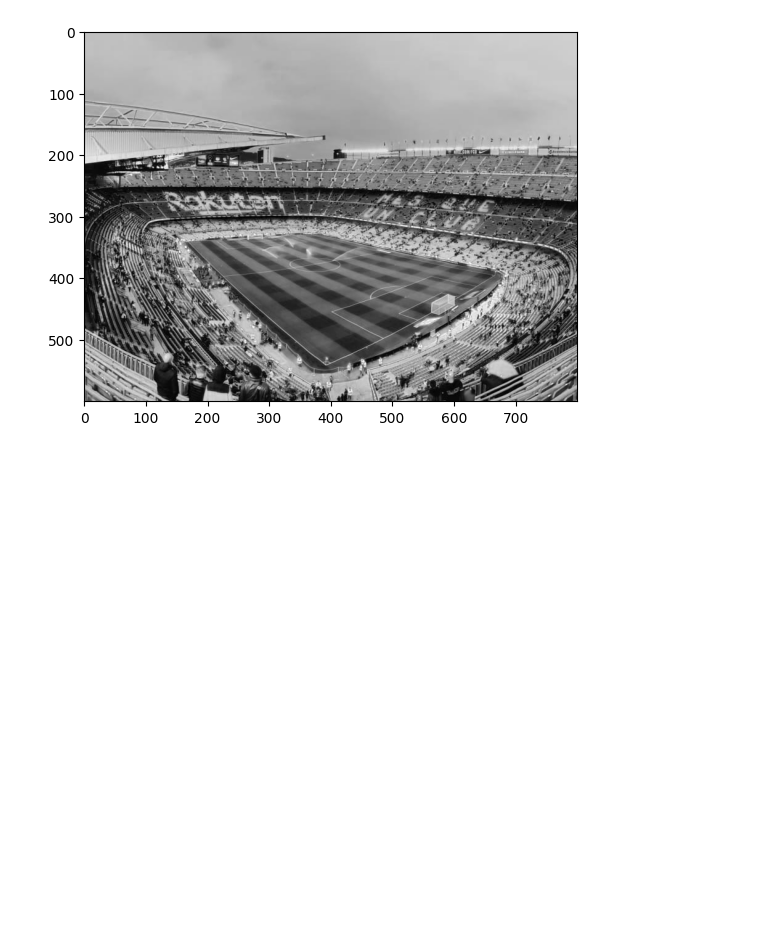
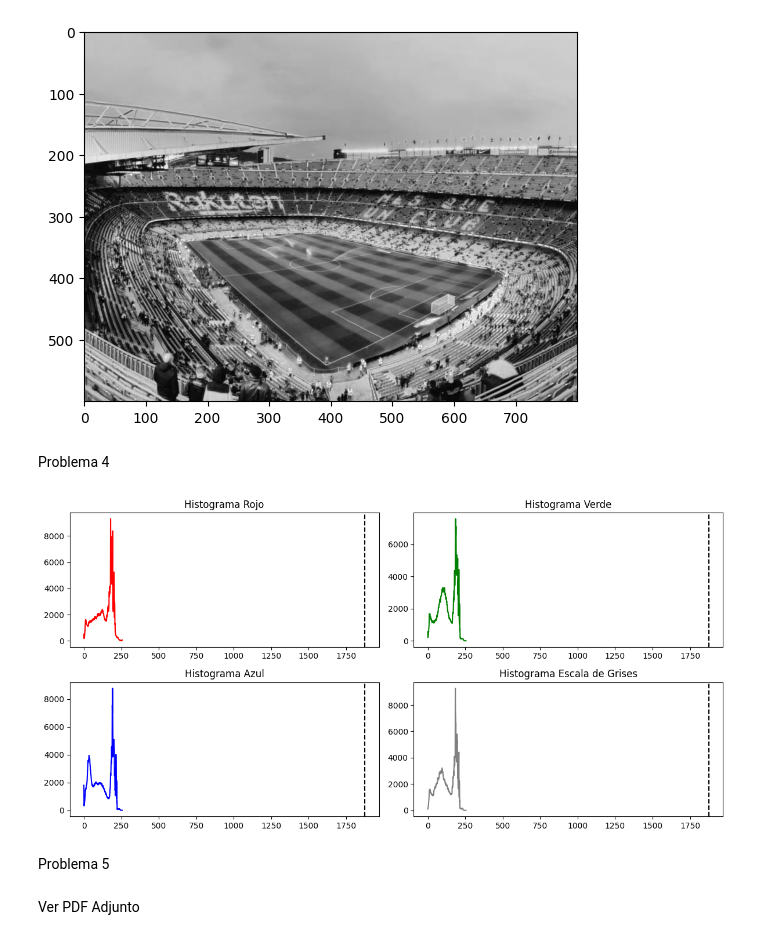
Before and after one commit to sergioguzman27/text_mining_lab1, a Jupyter notebook: laboratorio.ipynb, the cells around one changed output. Cells and saved outputs as stored; diff of their text form; code cells hidden in the pictures; blank space fills up the shorter version.

Commit message:
Problema 4 y 5

```diff
--- a/laboratorio.ipynb
+++ b/laboratorio.ipynb
@@ -203,3 +203,53 @@ plt.imshow(img_gris_azul)
 plt.show()
 # %% [output]
 [figure]
+# %% [markdown]
+Problema 4
+# %%
+def mostrar_histogramas(imagen):
+    hist_rojo = cv2.calcHist([imagen], [2], None, [256], [0, 256])
+    hist_verde = cv2.calcHist([imagen], [1], None, [256], [0, 256])
+    hist_azul = cv2.calcHist([imagen], [0], None, [256], [0, 256])
+
+    # calculo de imagen en gris
+    img_gris = np.mean(imagen, axis=2).astype(np.uint8)
+    hist_gris = np.histogram(img_gris, bins=256, range=[0, 256])[0]
+
+    # Calculo de medias
+    media_rojo = np.mean(hist_rojo)
+    media_verde = np.mean(hist_verde)
+    media_azul = np.mean(hist_azul)
+    media_gris = np.mean(hist_gris)
+
+    plt.figure(figsize=(12, 6))
+    plt.subplot(2, 2, 1)
+    plt.plot(hist_rojo, color='red')
+    plt.axvline(x=media_rojo, color='black', linestyle='--')
+    plt.title('Histograma Rojo')
+
+    plt.subplot(2, 2, 2)
+    plt.plot(hist_verde, color='green')
+    plt.axvline(x=media_verde, color='black', linestyle='--')
+    plt.title('Histograma Verde')
+
+    plt.subplot(2, 2, 3)
+    plt.plot(hist_azul, color='blue')
+    plt.axvline(x=media_azul, color='black', linestyle='--')
+    plt.title('Histograma Azul')
+
+    plt.subplot(2, 2, 4)
+    plt.plot(hist_gris, color='gray')
+    plt.axvline(x=media_gris, color='black', linestyle='--')
+    plt.title('Histograma Escala de Grises')
+
+    plt.tight_layout()
+    plt.show()
+# %%
+img = cv2.imread('./prueba1.jpg')
+mostrar_histogramas(img)
+# %% [output]
+[figure, added]
+# %% [markdown]
+Problema 5
+# %% [markdown]
+Ver PDF Adjunto
```
Also changed, not shown: 1 other file.
